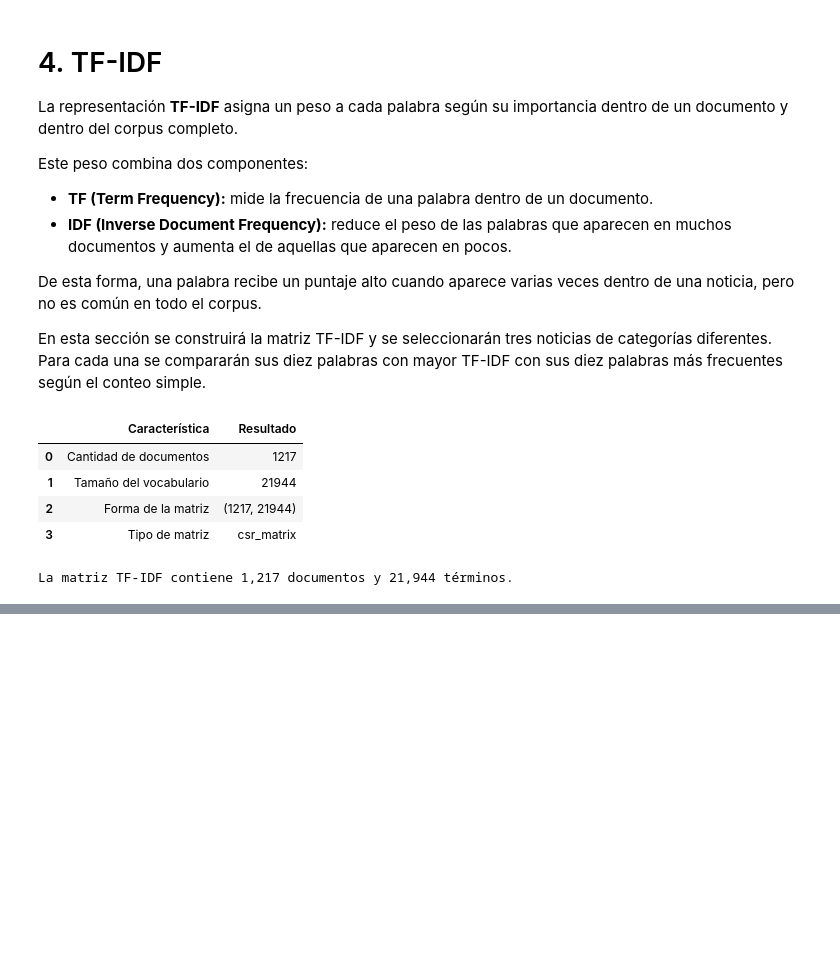
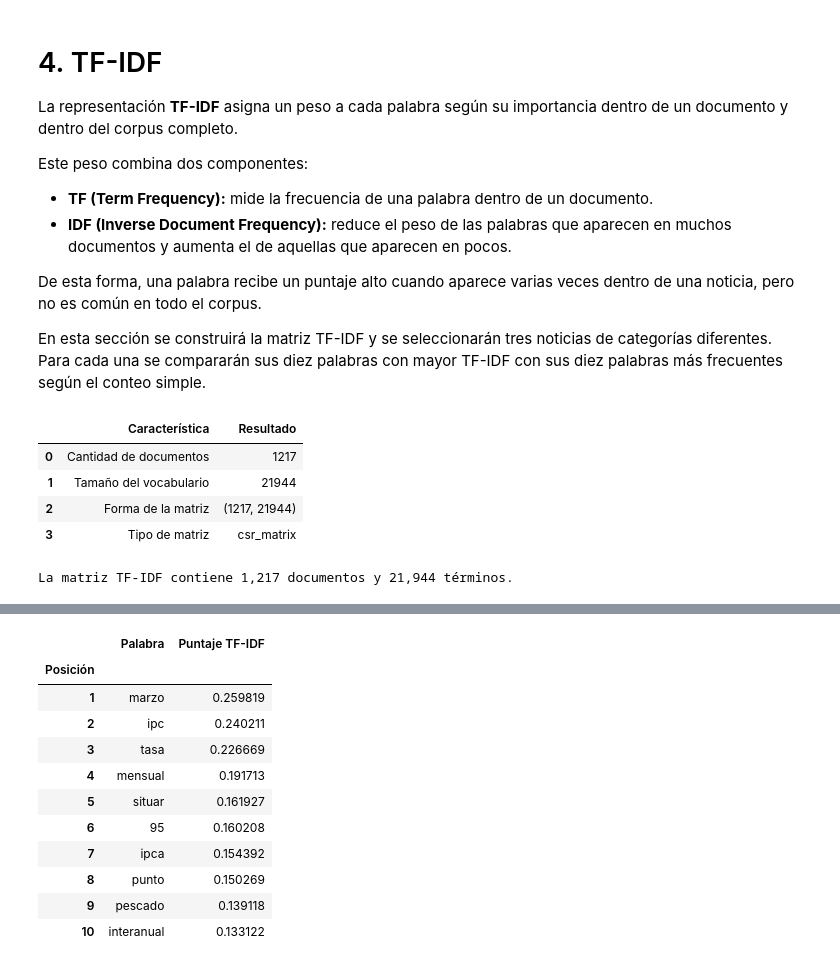
Before and after one commit to Jtanchezz/NLP, a Jupyter notebook: Lab2/lab2.ipynb, the cells around one changed output, grey strips where cells are left out. Cells and saved outputs as stored; diff of their text form; code cells hidden in the pictures; blank space fills up the shorter version.

```diff
--- a/Lab2/lab2.ipynb
+++ b/Lab2/lab2.ipynb
@@ -608,0 +670,68 @@ La matriz TF-IDF contiene 1,217 documentos y 21,944 términos.
+# %%
+def obtener_palabras_tfidf(
+    matriz,
+    vocabulario,
+    posicion_documento,
+    cantidad=10
+):
+    """
+    Obtiene las palabras con mayor puntaje TF-IDF
+    de un documento.
+    """
+
+    fila_documento = matriz.getrow(
+        posicion_documento
+    )
+
+    indices = fila_documento.indices
+    puntajes = fila_documento.data
+
+    orden = np.argsort(
+        -puntajes,
+        kind="stable"
+    )[:cantidad]
+
+    tabla = pd.DataFrame({
+        "Palabra": vocabulario[indices[orden]],
+        "Puntaje TF-IDF": puntajes[orden]
+    })
+
+    tabla.index = range(1, len(tabla) + 1)
+    tabla.index.name = "Posición"
+
+    return tabla
+
+
+tablas_tfidf_documentos = {}
+
+for numero, posicion_documento in enumerate(
+    posiciones_documentos_seleccionados,
+    start=1
+):
+    categoria = corpus.iloc[
+        posicion_documento
+    ]["Type"]
+
+    tabla_tfidf = obtener_palabras_tfidf(
+        matriz_tfidf,
+        vocabulario_tfidf,
+        posicion_documento,
+        cantidad=10
+    )
+
+    tablas_tfidf_documentos[
+        posicion_documento
+    ] = tabla_tfidf
+
+    print(
+        f"Documento {numero} | "
+        f"Posición: {posicion_documento} | "
+        f"Categoría: {categoria}"
+    )
+
+    display(
+        tabla_tfidf.style.format({
+            "Puntaje TF-IDF": "{:.6f}"
+        })
+    )
+# %% [output]
@@ -608,0 +739,12 @@ La matriz TF-IDF contiene 1,217 documentos y 21,944 términos.
+|  | Palabra | Puntaje TF-IDF |
+| Posición |  |  |
+| 1 | marzo | 0.259819 |
+| 2 | ipc | 0.240211 |
+| 3 | tasa | 0.226669 |
+| 4 | mensual | 0.191713 |
+| 5 | situar | 0.161927 |
+| 6 | 95 | 0.160208 |
+| 7 | ipca | 0.154392 |
+| 8 | punto | 0.150269 |
+| 9 | pescado | 0.139118 |
+| 10 | interanual | 0.133122 |
```
Also changed, not shown: parts of 3 cells of this notebook.
